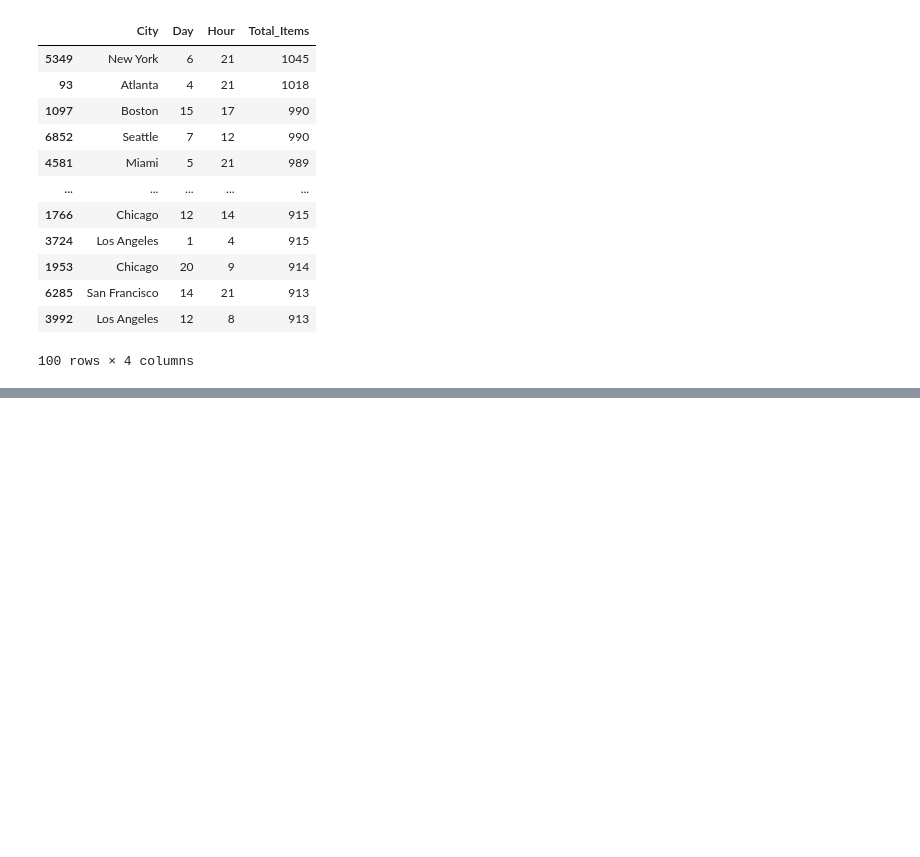
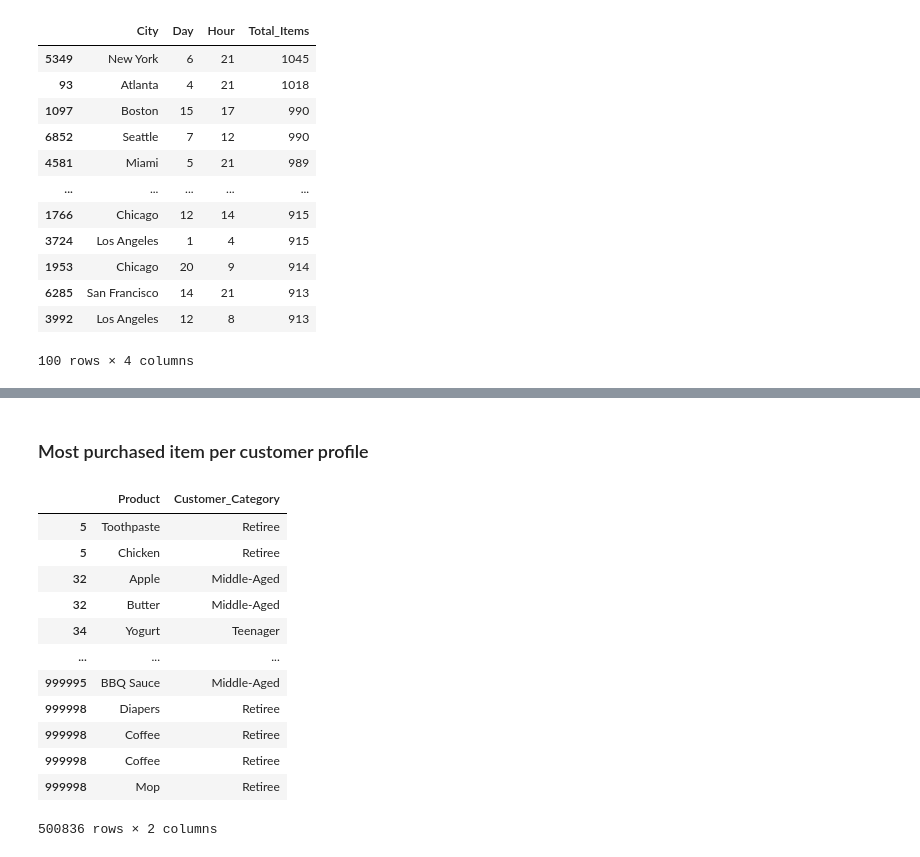
Before and after one commit to giovanicavila/Retail-Transactions, a Jupyter notebook: server/notebook/retail_transaction.ipynb, the cells around one changed output, grey strips where cells are left out. Drawn from its saved outputs; the diff is of its cells as text; code cells hidden in the pictures; blank space fills up the shorter version.

```diff
--- a/server/notebook/retail_transaction.ipynb
+++ b/server/notebook/retail_transaction.ipynb
@@ -309,0 +409,23 @@ city_sells_date_dataframe.head(100)
+# %% [markdown]
+### Most purchased item per customer profile
+# %%
+df_customer_most_selled = most_selled_item.to_frame("Product")
+
+df_customer_most_selled["Customer_Category"] = df_supermarket[
+    "Customer_Category"]
+
+df_customer_most_selled
+# %% [output]
+|  | Product | Customer_Category |
+| 5 | Toothpaste | Retiree |
+| 5 | Chicken | Retiree |
+| 32 | Apple | Middle-Aged |
+| 32 | Butter | Middle-Aged |
+| 34 | Yogurt | Teenager |
+| ... | ... | ... |
+| 999995 | BBQ Sauce | Middle-Aged |
+| 999998 | Diapers | Retiree |
+| 999998 | Coffee | Retiree |
+| 999998 | Coffee | Retiree |
+| 999998 | Mop | Retiree |
+500836 rows × 2 columns
```
Also changed, not shown: parts of 35 cells of this notebook.
